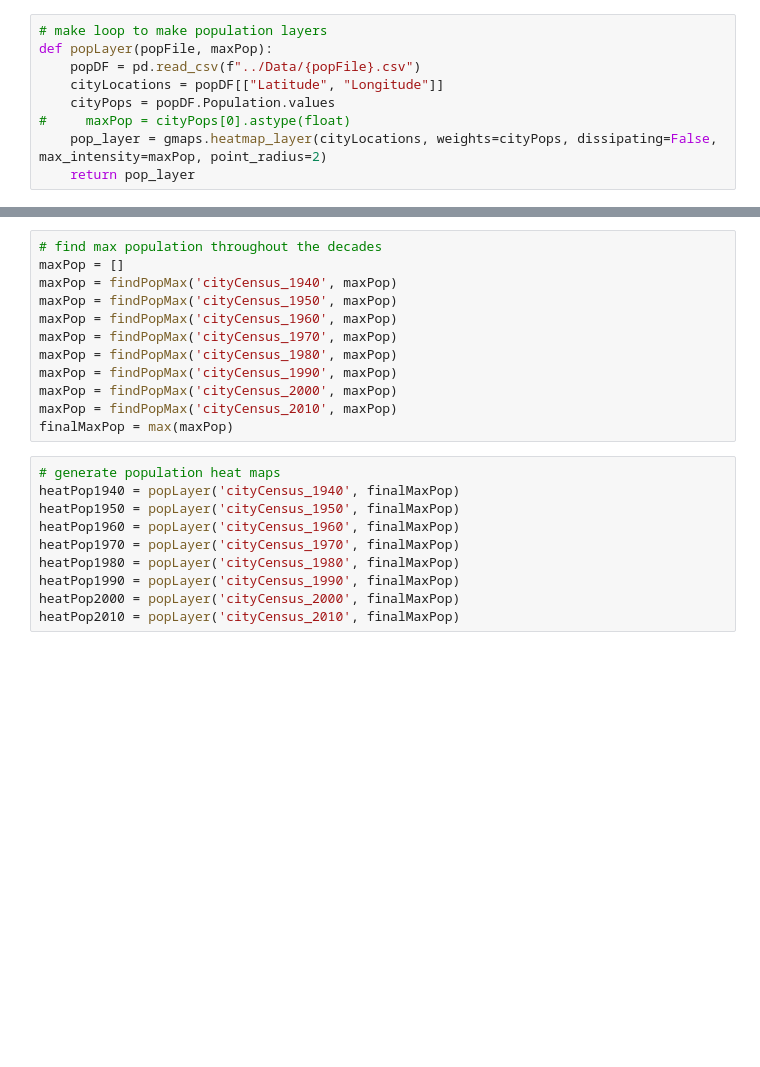
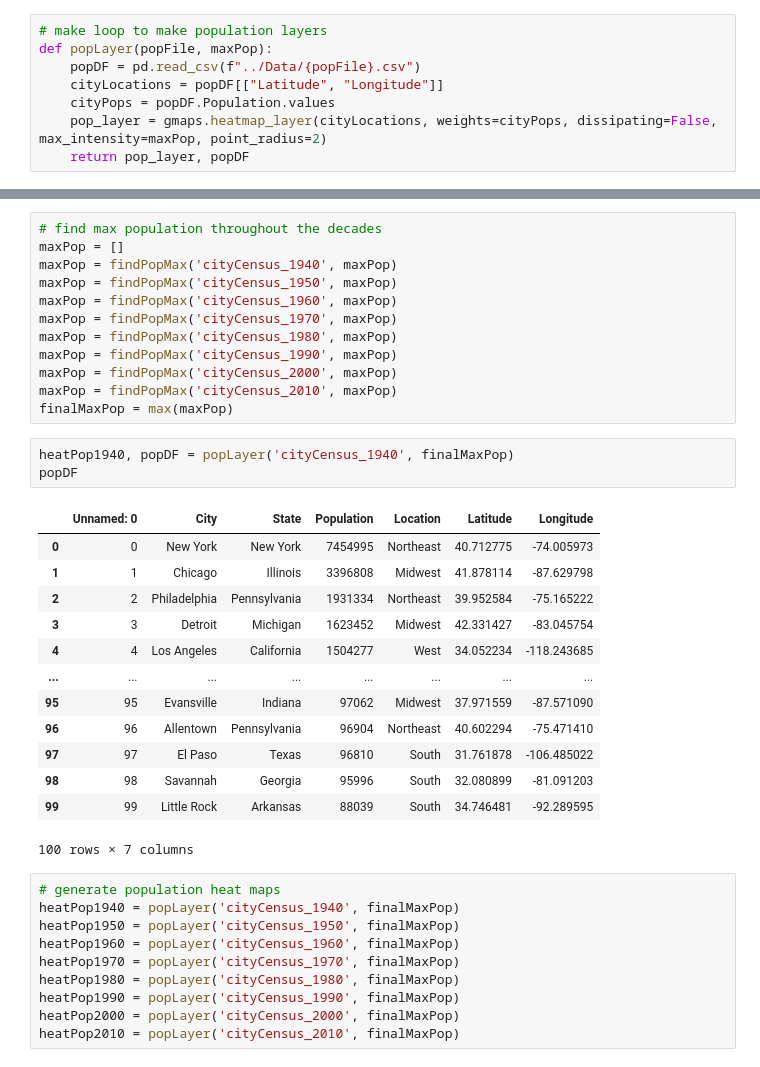
Before and after one commit to jhillner/Group-Project-1, a Jupyter notebook: Mark/load up some nukes.ipynb, the cells around one changed output, grey strips where cells are left out. Cells and saved outputs as stored; diff of their text form; blank space fills up the shorter version.

```diff
--- a/Mark/load up some nukes.ipynb
+++ b/Mark/load up some nukes.ipynb
@@ -72,9 +72,8 @@ def popLayer(popFile, maxPop):
     popDF = pd.read_csv(f"../Data/{popFile}.csv")
     cityLocations = popDF[["Latitude", "Longitude"]]
     cityPops = popDF.Population.values
-#     maxPop = cityPops[0].astype(float)
     pop_layer = gmaps.heatmap_layer(cityLocations, weights=cityPops, dissipating=False, max_intensity=maxPop, point_radius=2)
-    return pop_layer
+    return pop_layer, popDF
 # %%
 # function to find the max population at the the time
 def findPopMax(popFile, maxPop):
@@ -94,6 +93,23 @@ maxPop = findPopMax('cityCensus_1990', maxPop)
 maxPop = findPopMax('cityCensus_2000', maxPop)
 maxPop = findPopMax('cityCensus_2010', maxPop)
 finalMaxPop = max(maxPop)
+# %%
+heatPop1940, popDF = popLayer('cityCensus_1940', finalMaxPop)
+popDF
+# %% [output]
+|  | Unnamed: 0 | City | State | Population | Location | Latitude | Longitude |
+| 0 | 0 | New York | New York | 7454995 | Northeast | 40.712775 | -74.005973 |
+| 1 | 1 | Chicago | Illinois | 3396808 | Midwest | 41.878114 | -87.629798 |
+| 2 | 2 | Philadelphia | Pennsylvania | 1931334 | Northeast | 39.952584 | -75.165222 |
+| 3 | 3 | Detroit | Michigan | 1623452 | Midwest | 42.331427 | -83.045754 |
+| 4 | 4 | Los Angeles | California | 1504277 | West | 34.052234 | -118.243685 |
+| ... | ... | ... | ... | ... | ... | ... | ... |
+| 95 | 95 | Evansville | Indiana | 97062 | Midwest | 37.971559 | -87.571090 |
+| 96 | 96 | Allentown | Pennsylvania | 96904 | Northeast | 40.602294 | -75.471410 |
+| 97 | 97 | El Paso | Texas | 96810 | South | 31.761878 | -106.485022 |
+| 98 | 98 | Savannah | Georgia | 95996 | South | 32.080899 | -81.091203 |
+| 99 | 99 | Little Rock | Arkansas | 88039 | South | 34.746481 | -92.289595 |
+100 rows × 7 columns
 # %%
 # generate population heat maps
 heatPop1940 = popLayer('cityCensus_1940', finalMaxPop)
```
Also changed, not shown: parts of 6 cells of this notebook, 22 other files.
